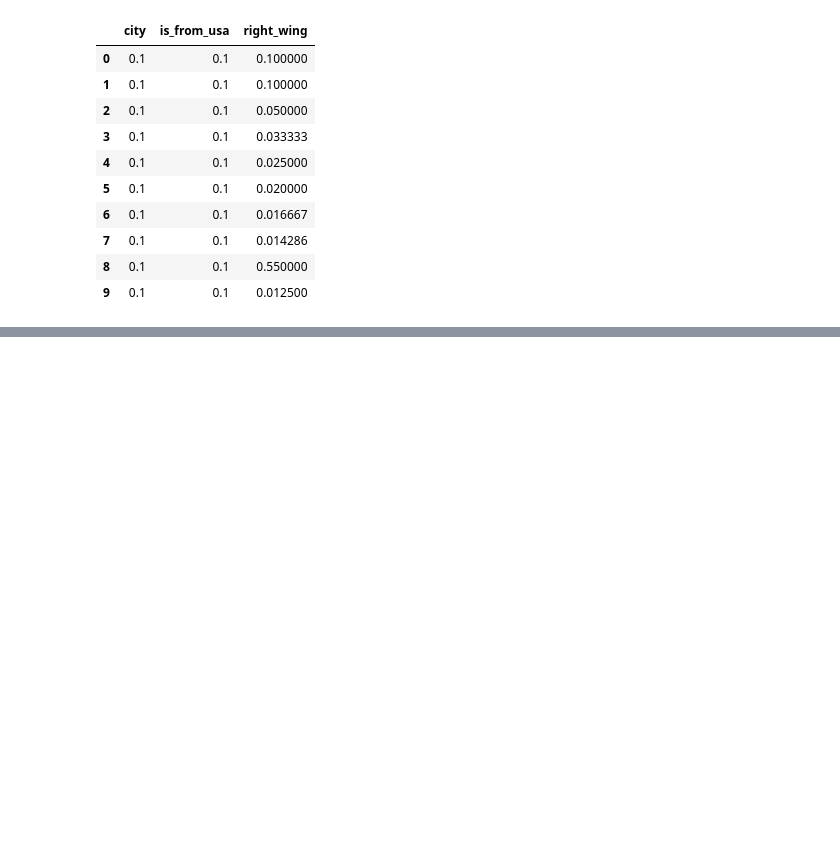
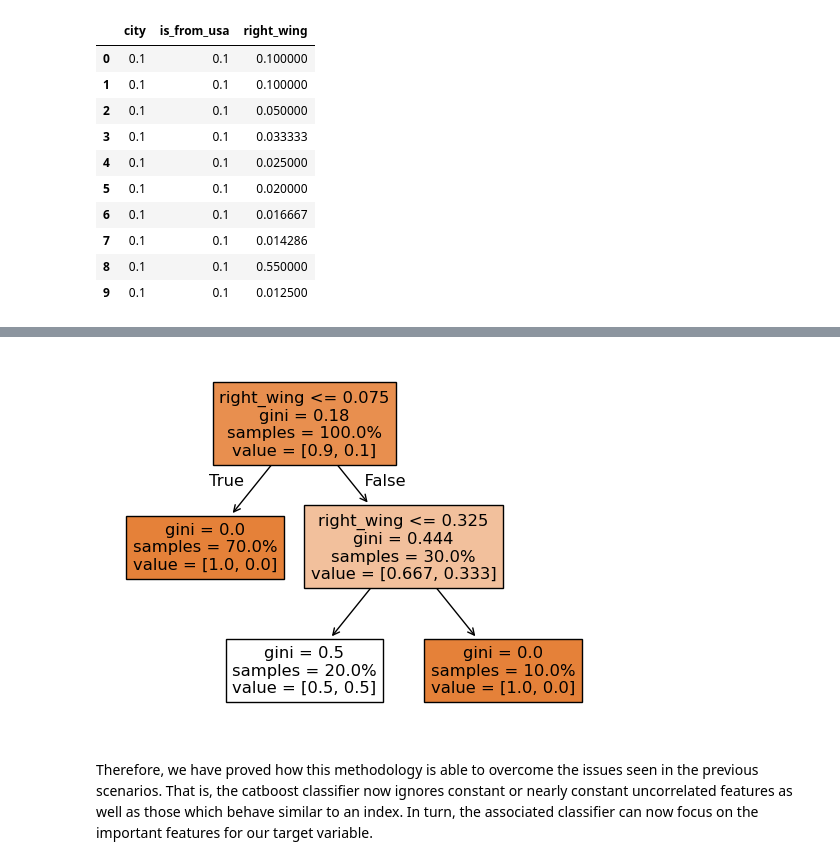
Before and after one commit to dooreas/TowardsCatboost, a Jupyter notebook: towards_catboost.ipynb, the cells around one changed output, grey strips where cells are left out. Saved outputs shown, nothing was run; the diff lists cells and outputs as text; code cells hidden in the pictures; blank space fills up the shorter version.

```diff
--- a/towards_catboost.ipynb
+++ b/towards_catboost.ipynb
@@ -386,0 +414,12 @@ catboost_encoded_data
+# %%
+tree = DecisionTreeClassifier().fit(catboost_encoded_data, final_dataset["target"])
+figure = plot_tree(
+    tree,
+    proportion=True,
+    filled=True,
+    feature_names=catboost_encoded_data.columns.tolist(),
+)
+# %% [output]
+[figure, added]
+# %% [markdown]
+Therefore, we have proved how this methodology is able to overcome the issues seen in the previous scenarios. That is, the catboost classifier now ignores constant or nearly constant uncorrelated features as well as those which behave similar to an index. In turn, the associated classifier can now focus on the important features for our target variable.
```
Also changed, not shown: parts of 4 cells of this notebook, 1 other file.
